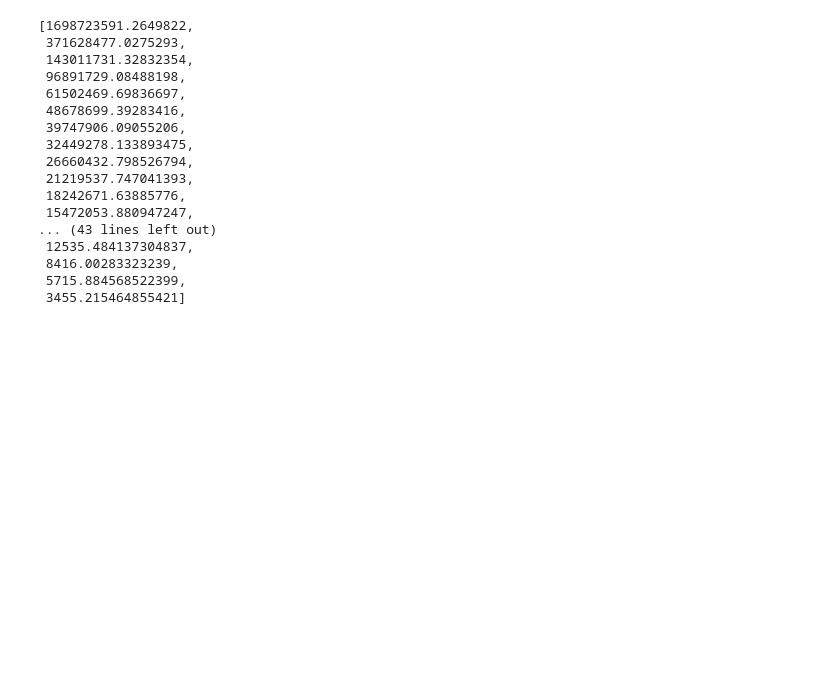
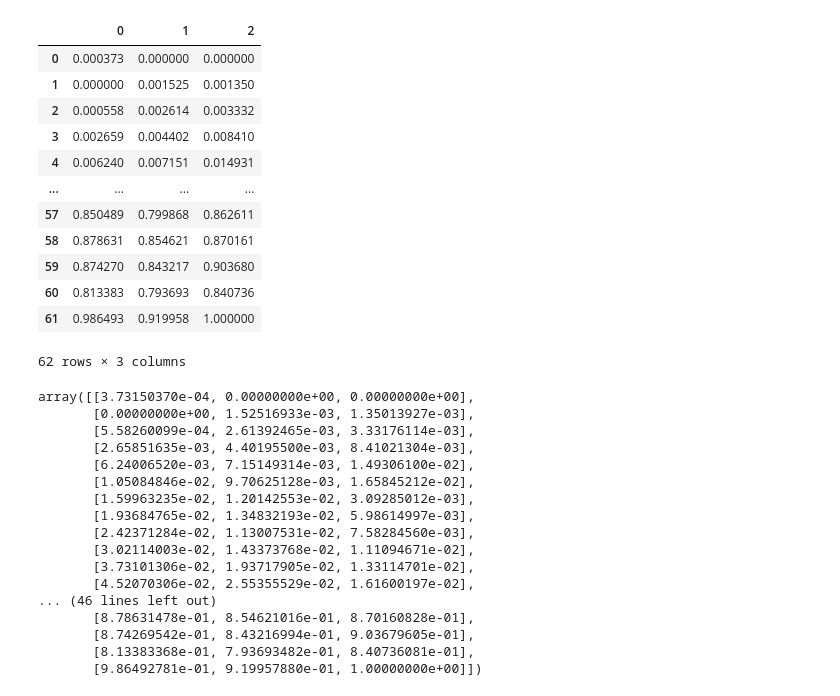
Before and after one commit to puneethegde72/Cluster-and-Fitting, a Jupyter notebook: Cluster and Fitting .ipynb, the cells around one changed output. Saved outputs shown, nothing was run; the diff lists cells and outputs as text; code cells hidden in the pictures; blank space fills up the shorter version.

```diff
--- a/Cluster and Fitting .ipynb
+++ b/Cluster and Fitting .ipynb
@@ -66,27 +91,39 @@ GDP_capita_y
+# %%
+normalized_df
+# %% [output]
+|  | 0 | 1 | 2 |
+| 0 | 0.000373 | 0.000000 | 0.000000 |
+| 1 | 0.000000 | 0.001525 | 0.001350 |
+| 2 | 0.000558 | 0.002614 | 0.003332 |
+| 3 | 0.002659 | 0.004402 | 0.008410 |
+| 4 | 0.006240 | 0.007151 | 0.014931 |
+| ... | ... | ... | ... |
+| 57 | 0.850489 | 0.799868 | 0.862611 |
+| 58 | 0.878631 | 0.854621 | 0.870161 |
+| 59 | 0.874270 | 0.843217 | 0.903680 |
+| 60 | 0.813383 | 0.793693 | 0.840736 |
+| 61 | 0.986493 | 0.919958 | 1.000000 |
+62 rows × 3 columns
 # %%
 wcss = []
-x=GDP_capita_y.values
-for i in range(1, 60):
-    kmeans = KMeans(n_clusters = i, init = 'k-means++', max_iter = 100, n_init = 20, random_state = 0)
-    kmeans.fit(x)
-    wcss.append(kmeans.inertia_)
+y=normalized_df.values
 
-wcss
+y
 # %% [output]
-[1698723591.2649822,
- 371628477.0275293,
- 143011731.32832354,
- 96891729.08488198,
- 61502469.69836697,
- 48678699.39283416,
- 39747906.09055206,
- 32449278.133893475,
- 26660432.798526794,
- 21219537.747041393,
- 18242671.63885776,
- 15472053.880947247,
-... (43 lines left out)
- 12535.484137304837,
- 8416.00283323239,
- 5715.884568522399,
- 3455.215464855421]
+array([[3.73150370e-04, 0.00000000e+00, 0.00000000e+00],
+       [0.00000000e+00, 1.52516933e-03, 1.35013927e-03],
+       [5.58260099e-04, 2.61392465e-03, 3.33176114e-03],
+       [2.65851635e-03, 4.40195500e-03, 8.41021304e-03],
+       [6.24006520e-03, 7.15149314e-03, 1.49306100e-02],
+       [1.05084846e-02, 9.70625128e-03, 1.65845212e-02],
+       [1.59963235e-02, 1.20142553e-02, 3.09285012e-03],
+       [1.93684765e-02, 1.34832193e-02, 5.98614997e-03],
+       [2.42371284e-02, 1.13007531e-02, 7.58284560e-03],
+       [3.02114003e-02, 1.43373768e-02, 1.11094671e-02],
+       [3.73101306e-02, 1.93717905e-02, 1.33114701e-02],
+       [4.52070306e-02, 2.55355529e-02, 1.61600197e-02],
+... (46 lines left out)
+       [8.78631478e-01, 8.54621016e-01, 8.70160828e-01],
+       [8.74269542e-01, 8.43216994e-01, 9.03679605e-01],
+       [8.13383368e-01, 7.93693482e-01, 8.40736081e-01],
+       [9.86492781e-01, 9.19957880e-01, 1.00000000e+00]])
```
Also changed, not shown: parts of 18 cells of this notebook.
